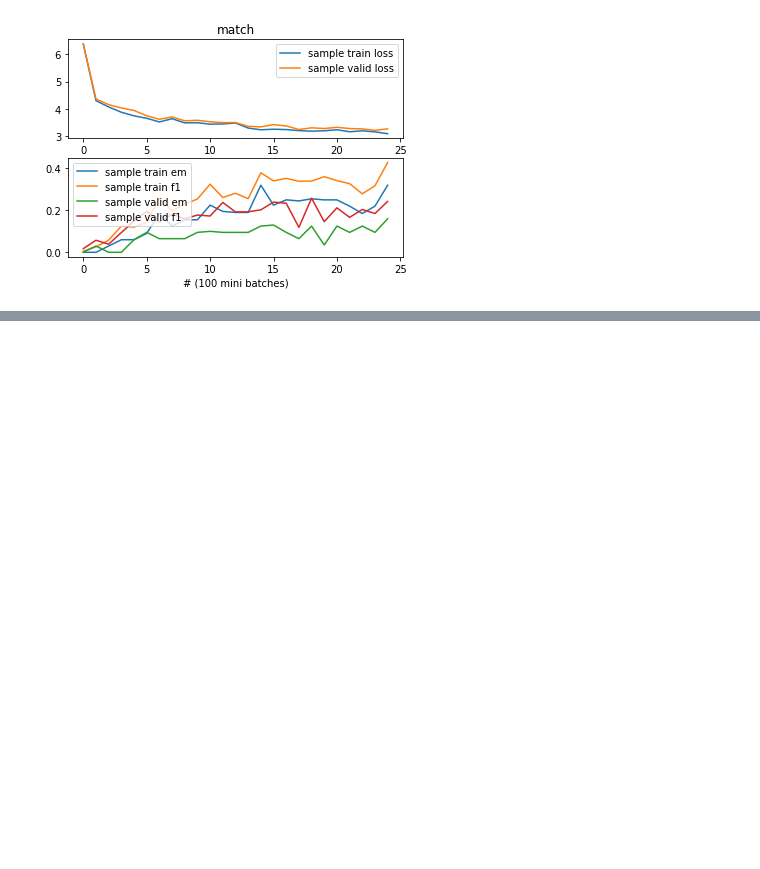
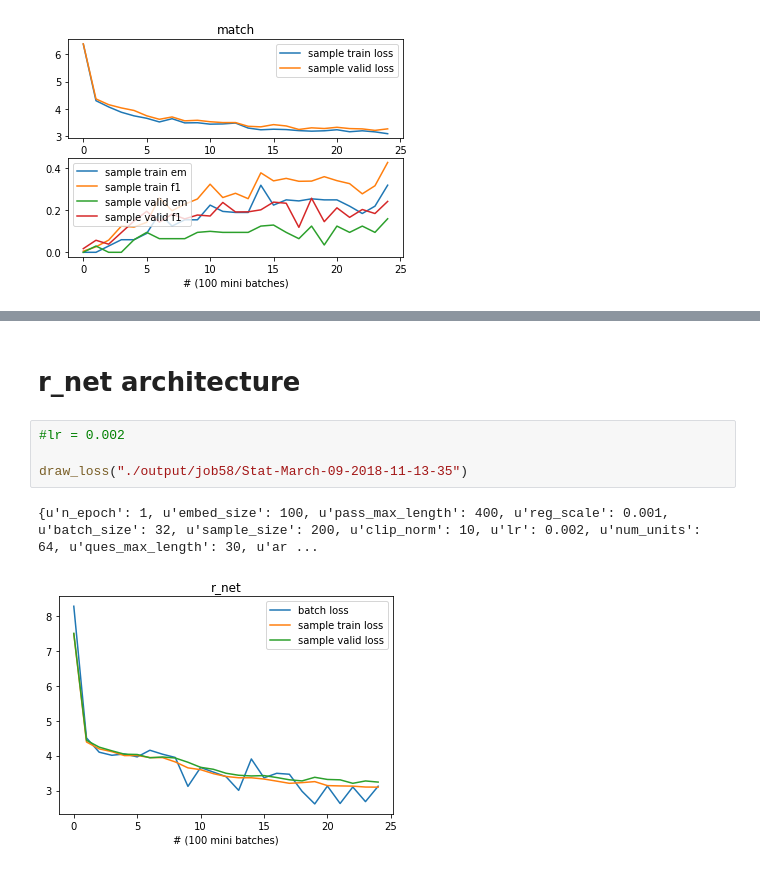
Before and after one commit to booooooooooooooo/297And8QuestionAnswer, a Jupyter notebook: implementation/dev/analysis.ipynb, the cells around one changed output, grey strips where cells are left out. Saved outputs shown, nothing was run; the diff lists cells and outputs as text; blank space fills up the shorter version.

```diff
--- a/implementation/dev/analysis.ipynb
+++ b/implementation/dev/analysis.ipynb
@@ -131,0 +140,9 @@ draw("./output/job59/Stat-March-10-2018-04-54-14")
+# %% [markdown]
+# r_net architecture
+# %%
+#lr = 0.002
+
+draw_loss("./output/job58/Stat-March-09-2018-11-13-35")
+# %% [output]
+{u'n_epoch': 1, u'embed_size': 100, u'pass_max_length': 400, u'reg_scale': 0.001, u'batch_size': 32, u'sample_size': 200, u'clip_norm': 10, u'lr': 0.002, u'num_units': 64, u'ques_max_length': 30, u'ar ...
+[figure, added]
```
Also changed, not shown: parts of 3 cells of this notebook, 3 other files.
